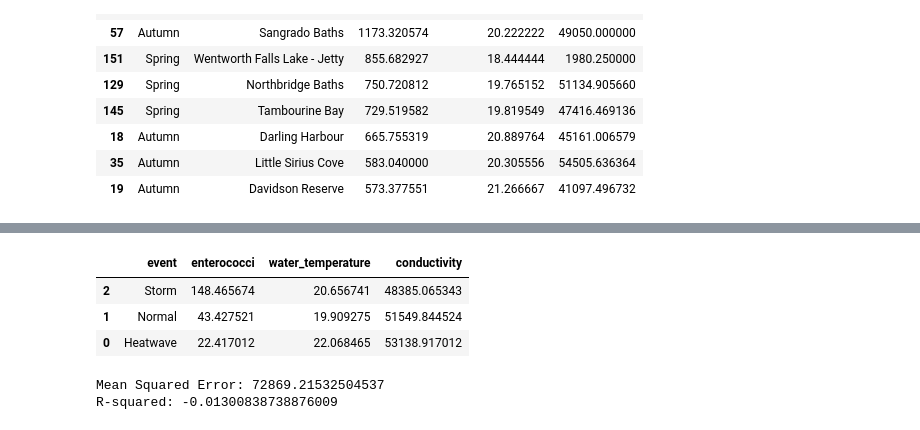
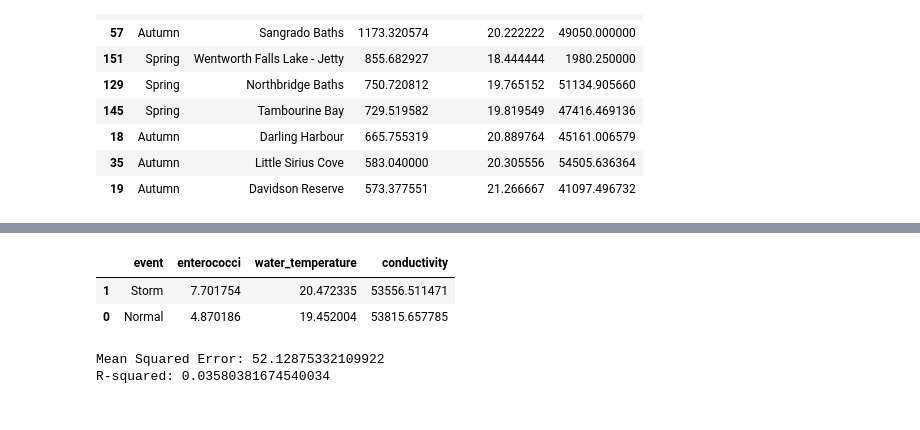
Before and after one commit to ipktpz/beach_water_quality, a Jupyter notebook: sydney_water_quality.ipynb, the cells around one changed output, grey strips where cells are left out. Saved outputs shown, nothing was run; the diff lists cells and outputs as text; code cells hidden in the pictures.

```diff
--- a/sydney_water_quality.ipynb
+++ b/sydney_water_quality.ipynb
@@ -162,8 +162,8 @@ merged_data.sample(10)
 # %%
 # Are there noticeable improvements or declines in water quality over the years?
 
-water_quality['year'] = water_quality['date'].dt.year
-yearly_trends = water_quality.groupby(['year', 'beach']).agg({
+merged_data['year'] = merged_data['date'].dt.year
+yearly_trends = merged_data.groupby(['year', 'beach']).agg({
     'enterococci': 'mean',
 }).reset_index()
 yearly_trends = yearly_trends.sort_values(by=['year', 'enterococci'], ascending=[True, False])
@@ -233,6 +226,7 @@ merged_data_clean['site_type'] = merged_data_clean['beach'].apply(lambda x: 'Coa
 # %%
 # Do certain months with high rainfall consistently have worse water quality?
-rainfall_quality = merged_data_clean[merged_data_clean['precipitation_mm'] > 10].groupby('month').agg({
+merged_data['month'] = merged_data['date'].dt.month
+rainfall_quality = merged_data[merged_data['precipitation_mm'] > 10].groupby('month').agg({
     'enterococci': 'mean',
     'precipitation_mm': 'mean',
     'water_temperature': 'mean',
@@ -264,33 +249,32 @@ merged_data_clean.head()
 # %%
 # Are heatwaves or storms followed by poor swim conditions?
 # Identify heatwaves or storms in the weather data
-# Create a new column to classify days as heatwave or storm based on temperature and precipitation
-heatwave_threshold = 35  # Example threshold for heatwave
+# Create a new column to classify days as storm based on temperature and precipitation
+
 storm_threshold = 20  # Example threshold for storm (high precipitation)
-merged_data_clean['event'] = merged_data_clean.apply(
-    lambda row: 'Heatwave' if row['max_temp_C'] > heatwave_threshold else ('Storm' if row['precipitation_mm'] > storm_threshold else 'Normal'),
+merged_data['event'] = merged_data.apply(
+    lambda row: 'Storm' if row['precipitation_mm'] > storm_threshold else 'Normal',
     axis=1
 )
 # Group by event type and calculate mean enterococci levels
-event_quality = merged_data_clean.groupby('event').agg({
+event_quality = merged_data.groupby('event').agg({
     'enterococci': 'mean',
     'water_temperature': 'mean',
     'conductivity': 'mean'
 }).reset_index()
 event_quality = event_quality.sort_values(by='enterococci', ascending=False)
 event_quality.head(10)
 # %% [output]
 |  | event | enterococci | water_temperature | conductivity |
-| 2 | Storm | 148.465674 | 20.656741 | 48385.065343 |
-| 1 | Normal | 43.427521 | 19.909275 | 51549.844524 |
-| 0 | Heatwave | 22.417012 | 22.068465 | 53138.917012 |
+| 1 | Storm | 7.701754 | 20.472335 | 53556.511471 |
+| 0 | Normal | 4.870186 | 19.452004 | 53815.657785 |
 # %%
 # Can we predict enterococci levels from weather variables?
 from sklearn.model_selection import train_test_split
 from sklearn.linear_model import LinearRegression
 # Prepare the data for modeling
-X = merged_data_clean[['max_temp_C', 'min_temp_C', 'precipitation_mm', 'water_temperature', 'conductivity']]
-y = merged_data_clean['enterococci']
+X = merged_data[[ 'precipitation_mm', 'water_temperature', 'conductivity']]
+y = merged_data['enterococci']
 # Split the data into training and testing sets
 X_train, X_test, y_train, y_test = train_test_split(X, y, test_size=0.2, random_state=42)
 # Create and train the model
@@ -304,5 +288,5 @@ r2 = r2_score(y_test, y_pred)
 print(f'Mean Squared Error: {mse}')
 print(f'R-squared: {r2}')
 # %% [output]
-Mean Squared Error: 72869.21532504537
-R-squared: -0.01300838738876009
+Mean Squared Error: 52.12875332109922
+R-squared: 0.03580381674540034
```
Also changed, not shown: parts of 11 cells of this notebook, 3 other files.
